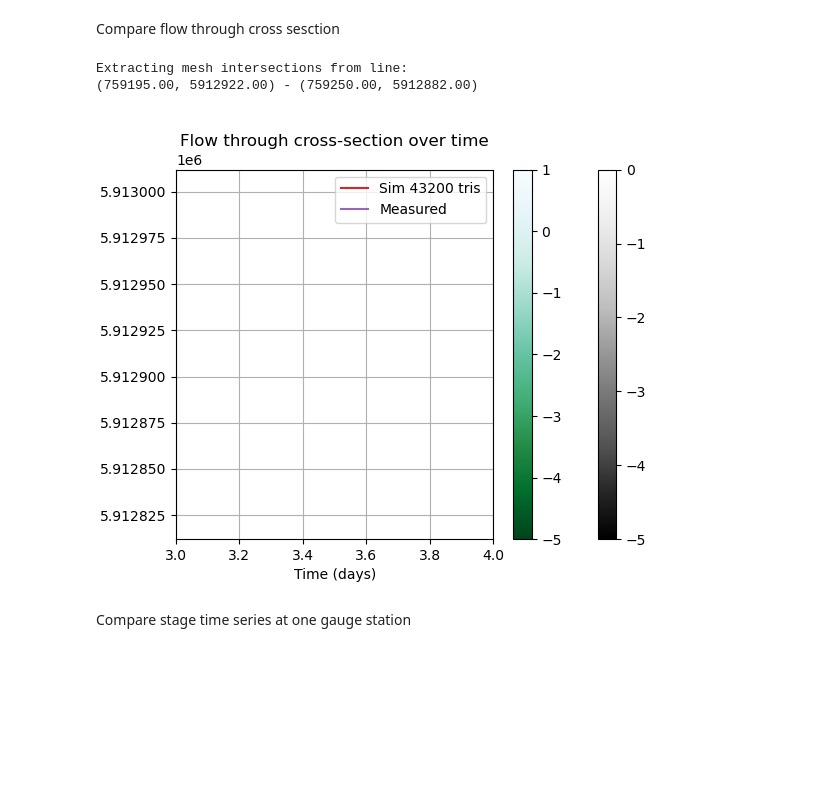
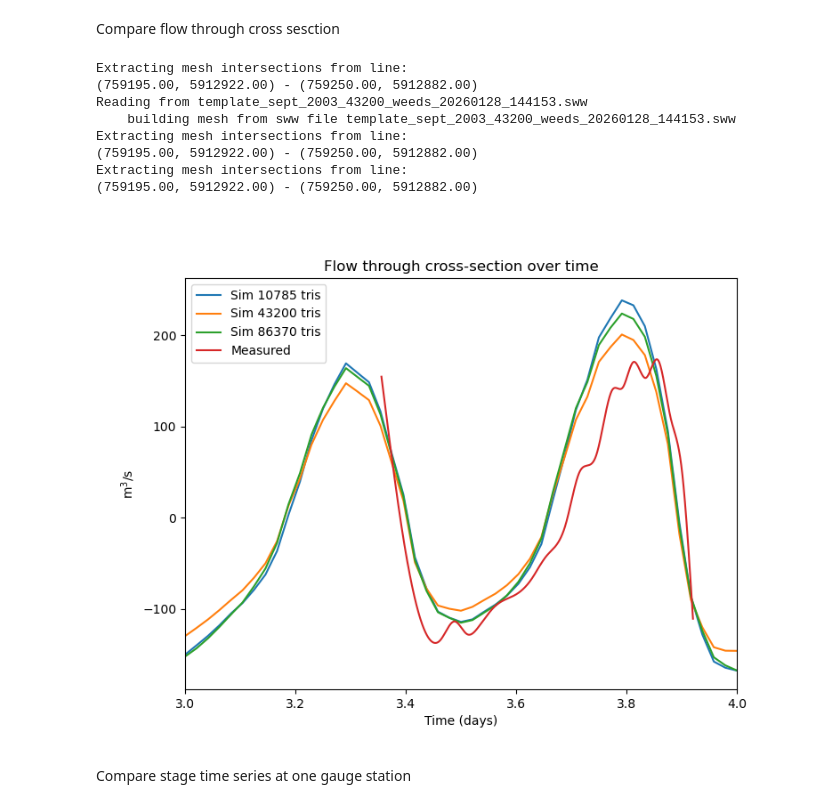
Before and after one commit to stoiver/merimbula, a Jupyter notebook: simulations/template/nb_compare_gauge_data.ipynb, the cells around one changed output. Cells and saved outputs as stored; diff of their text form; code cells hidden in the pictures; blank space fills up the shorter version.

```diff
--- a/simulations/template/nb_compare_gauge_data.ipynb
+++ b/simulations/template/nb_compare_gauge_data.ipynb
@@ -76,7 +78,9 @@ swwfiles = [
             #'template_sept_2003_43200_weeds_20251202_202802.sww',
             #'template_sept_2003_17156_no_exterior_tags_weeds_20251210_140515.sww',
             #'template_sept_2003_43200_weeds_20260118_114652.sww',
+            'template_sept_2003_10785_weeds_20260207_163944.sww',
             'template_sept_2003_43200_weeds_20260128_144153.sww',
+            'template_sept_2003_86370_weeds_20260208_150616.sww',
             ]
 
 num_of_triangles = []
@@ -196,33 +218,42 @@ plt.show()
 Compare flow through cross sesction
 # %%
 verbose = False
+
+fig, ax = plt.subplots(figsize=(8, 6))
+
 for n, splotter in enumerate(splotters):
     t, Q = splotter.get_flow_through_cross_section(polyline, verbose=True)
-    plt.plot(t/3600/24, Q, label=f'Sim {num_of_triangles[n]} tris')
+    ax.plot(t/3600/24, Q, label=f'Sim {num_of_triangles[n]} tris')
     pass
-plt.xlabel('Time (days)')
-plt.ylabel('m$^3$/s')
-plt.title('Flow through cross-section over time')
+ax.set_xlabel('Time (days)')
+ax.set_ylabel('m$^3$/s')
+ax.set_title('Flow through cross-section over time')
 
 model_dir = '../../model_data_sept_2003'
 
 filename = anuga.join(model_dir,'gauge4_discharge.txt')
 flow = pd.read_csv(filename, header=None, sep=r"\s+")
 #print(flow)
 
 flow.columns = ['time', 'measured']
 flow['time'] = flow['time'] /24.0 + 3.0 # convert time to days 25th Sept 2003 was at 3 days in the model time
 
 
-plt.plot(flow['time'], flow['measured'], label='Measured')
+ax.plot(flow['time'], flow['measured'], label='Measured')
 
-plt.xlim(3,4)
-plt.legend()
+ax.set_xlim(3,4)
+ax.legend()
 plt.show()
 # %% [output]
 Extracting mesh intersections from line:
 (759195.00, 5912922.00) - (759250.00, 5912882.00)
+Reading from template_sept_2003_43200_weeds_20260128_144153.sww
+    building mesh from sww file template_sept_2003_43200_weeds_20260128_144153.sww
+Extracting mesh intersections from line:
+(759195.00, 5912922.00) - (759250.00, 5912882.00)
+Extracting mesh intersections from line:
+(759195.00, 5912922.00) - (759250.00, 5912882.00)
-[figure, old version]
+[figure, new version]
 # %% [markdown]
 Compare stage time series at one gauge station
 # %%
```
Also changed, not shown: parts of 11 cells of this notebook, 2 other files.
